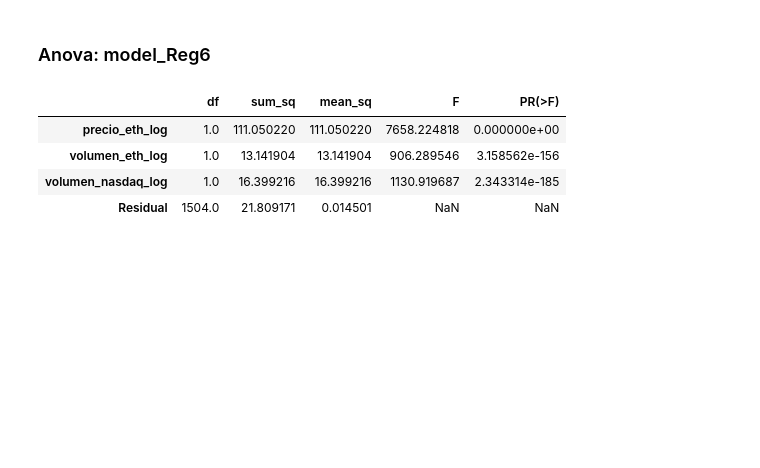
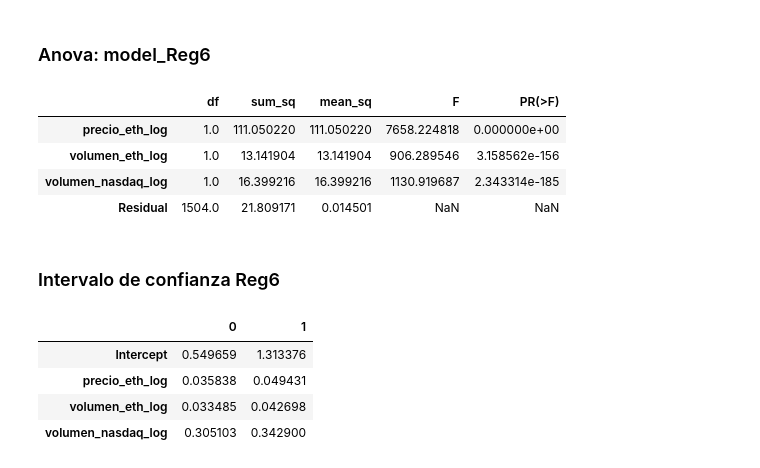
Before and after one commit to byKriz/Tesis-UCAB---Calculos, a Jupyter notebook: calculos.ipynb, the cells around one changed output. Drawn from its saved outputs; the diff is of its cells as text; code cells hidden in the pictures; blank space fills up the shorter version.

Commit message:
agregando los intervalos de confianza

```diff
--- a/calculos.ipynb
+++ b/calculos.ipynb
@@ -632,3 +674,15 @@ anova_results_Reg6
 | volumen_eth_log | 1.0 | 13.141904 | 13.141904 | 906.289546 | 3.158562e-156 |
 | volumen_nasdaq_log | 1.0 | 16.399216 | 16.399216 | 1130.919687 | 2.343314e-185 |
 | Residual | 1504.0 | 21.809171 | 0.014501 | NaN | NaN |
+# %% [markdown]
+### Intervalo de confianza Reg6
+# %%
+# 95% de intervalo de confianza
+conf_int_Reg6 = result_Reg6_log.conf_int()
+conf_int_Reg6
+# %% [output]
+|  | 0 | 1 |
+| Intercept | 0.549659 | 1.313376 |
+| precio_eth_log | 0.035838 | 0.049431 |
+| volumen_eth_log | 0.033485 | 0.042698 |
+| volumen_nasdaq_log | 0.305103 | 0.342900 |
```
Also changed, not shown: parts of 10 cells of this notebook, 1 other file.
